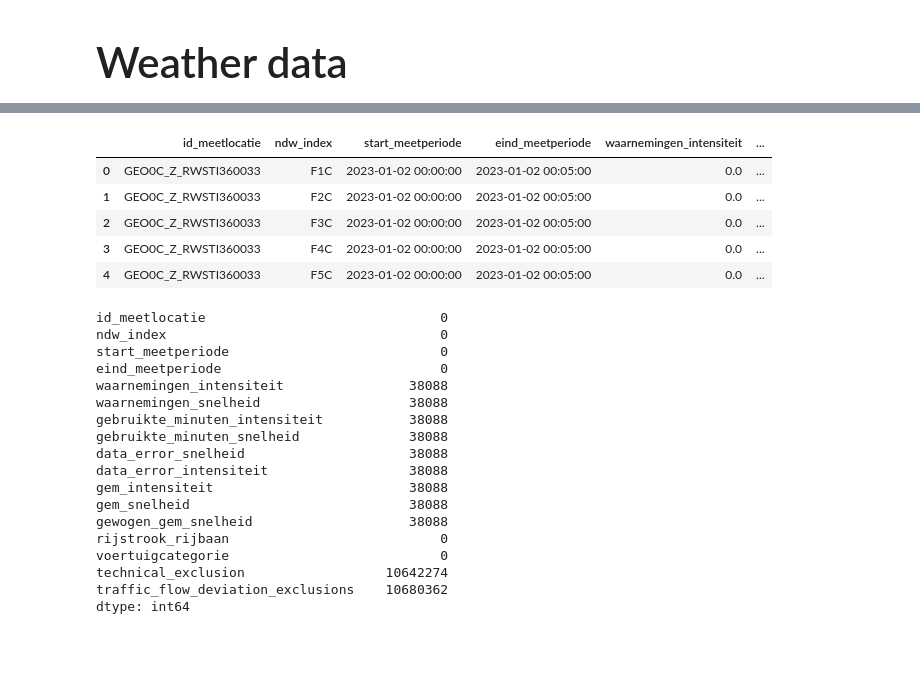
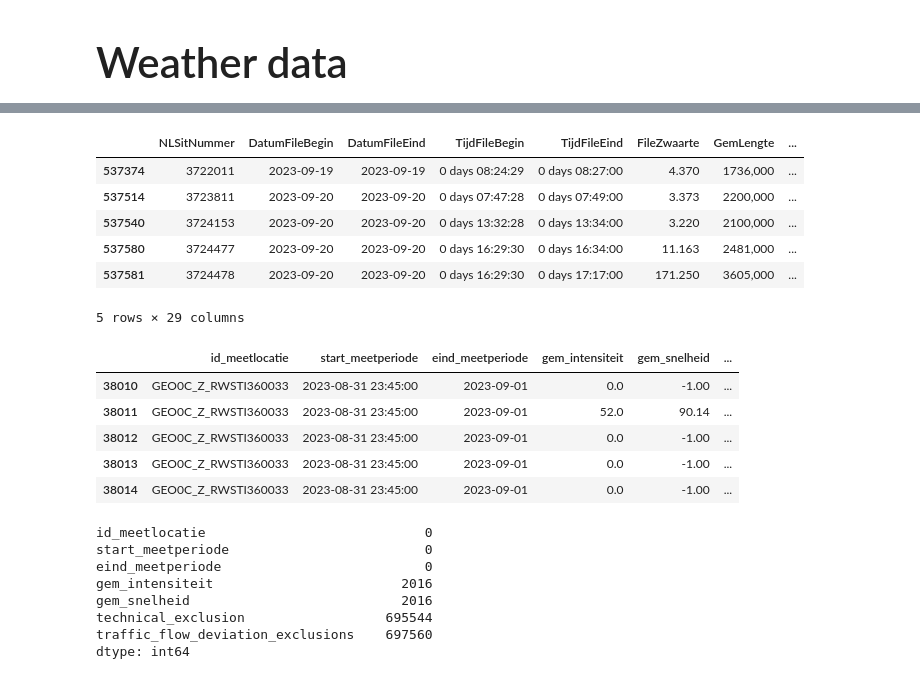
Before and after one commit to EVVISION/Notebook, a Jupyter notebook: Notebook_traffic_0.2.ipynb, the cells around one changed output, grey strips where cells are left out. Cells and saved outputs as stored; diff of their text form; code cells hidden in the pictures; blank space fills up the shorter version.

```diff
--- a/Notebook_traffic_0.2.ipynb
+++ b/Notebook_traffic_0.2.ipynb
@@ -910,10 +886,10 @@ The following codeblocks that are commented out are used to encode the Oorzaak f
 # Display the encoded column names
 #print(encoded_column_names)
 # %%
-# Convert the FileDuur feature into an interger value as the model will otherwise not work
-combined_filtered_df["FileDuur"] = combined_filtered_df["FileDuur"].astype(int)
+# # Convert the FileDuur feature into an interger value as the model will otherwise not work
+# combined_filtered_df["FileDuur"] = combined_filtered_df["FileDuur"].astype(int)
 
-# Create a mapping between integer values and string labels
-class_mapping = {label: str(label) for label in combined_filtered_df["FileDuur"].unique()}
-target_names = [class_mapping[label] for label in combined_filtered_df["FileDuur"].unique()]
+# # Create a mapping between integer values and string labels
+# class_mapping = {label: str(label) for label in combined_filtered_df["FileDuur"].unique()}
+# target_names = [class_mapping[label] for label in combined_filtered_df["FileDuur"].unique()]
 # %%
@@ -1225,31 +1208,31 @@ combined_filtered_df.head()
+# %%
+filtered_df.head(5)
+# %% [output]
+|  | NLSitNummer | DatumFileBegin | DatumFileEind | TijdFileBegin | TijdFileEind | FileZwaarte | GemLengte | ... |
+| 537374 | 3722011 | 2023-09-19 | 2023-09-19 | 0 days 08:24:29 | 0 days 08:27:00 | 4.370 | 1736,000 | ... |
+| 537514 | 3723811 | 2023-09-20 | 2023-09-20 | 0 days 07:47:28 | 0 days 07:49:00 | 3.373 | 2200,000 | ... |
+| 537540 | 3724153 | 2023-09-20 | 2023-09-20 | 0 days 13:32:28 | 0 days 13:34:00 | 3.220 | 2100,000 | ... |
+| 537580 | 3724477 | 2023-09-20 | 2023-09-20 | 0 days 16:29:30 | 0 days 16:34:00 | 11.163 | 2481,000 | ... |
+| 537581 | 3724478 | 2023-09-20 | 2023-09-20 | 0 days 16:29:30 | 0 days 17:17:00 | 171.250 | 3605,000 | ... |
+5 rows × 29 columns
 # %%
-df_traffic_intensity_1.head()
+filtered_traffic_intensity.head()
 # %% [output]
-|  | id_meetlocatie | ndw_index | start_meetperiode | eind_meetperiode | waarnemingen_intensiteit | ... |
-| 0 | GEO0C_Z_RWSTI360033 | F1C | 2023-01-02 00:00:00 | 2023-01-02 00:05:00 | 0.0 | ... |
-| 1 | GEO0C_Z_RWSTI360033 | F2C | 2023-01-02 00:00:00 | 2023-01-02 00:05:00 | 0.0 | ... |
-| 2 | GEO0C_Z_RWSTI360033 | F3C | 2023-01-02 00:00:00 | 2023-01-02 00:05:00 | 0.0 | ... |
-| 3 | GEO0C_Z_RWSTI360033 | F4C | 2023-01-02 00:00:00 | 2023-01-02 00:05:00 | 0.0 | ... |
-| 4 | GEO0C_Z_RWSTI360033 | F5C | 2023-01-02 00:00:00 | 2023-01-02 00:05:00 | 0.0 | ... |
+|  | id_meetlocatie | start_meetperiode | eind_meetperiode | gem_intensiteit | gem_snelheid | ... |
+| 38010 | GEO0C_Z_RWSTI360033 | 2023-08-31 23:45:00 | 2023-09-01 | 0.0 | -1.00 | ... |
+| 38011 | GEO0C_Z_RWSTI360033 | 2023-08-31 23:45:00 | 2023-09-01 | 52.0 | 90.14 | ... |
+| 38012 | GEO0C_Z_RWSTI360033 | 2023-08-31 23:45:00 | 2023-09-01 | 0.0 | -1.00 | ... |
+| 38013 | GEO0C_Z_RWSTI360033 | 2023-08-31 23:45:00 | 2023-09-01 | 0.0 | -1.00 | ... |
+| 38014 | GEO0C_Z_RWSTI360033 | 2023-08-31 23:45:00 | 2023-09-01 | 0.0 | -1.00 | ... |
 # %%
-df_traffic_intensity_1.isnull().sum()
+filtered_traffic_intensity.isnull().sum()
 # %% [output]
-id_meetlocatie                              0
-ndw_index                                   0
-start_meetperiode                           0
-eind_meetperiode                            0
-waarnemingen_intensiteit                38088
-waarnemingen_snelheid                   38088
-gebruikte_minuten_intensiteit           38088
-gebruikte_minuten_snelheid              38088
-data_error_snelheid                     38088
-data_error_intensiteit                  38088
-gem_intensiteit                         38088
-gem_snelheid                            38088
-gewogen_gem_snelheid                    38088
-rijstrook_rijbaan                           0
-voertuigcategorie                           0
-technical_exclusion                  10642274
-traffic_flow_deviation_exclusions    10680362
+id_meetlocatie                            0
+start_meetperiode                         0
+eind_meetperiode                          0
+gem_intensiteit                        2016
+gem_snelheid                           2016
+technical_exclusion                  695544
+traffic_flow_deviation_exclusions    697560
 dtype: int64
 # %%
```
Also changed, not shown: parts of 41 cells of this notebook, 1 other file.
